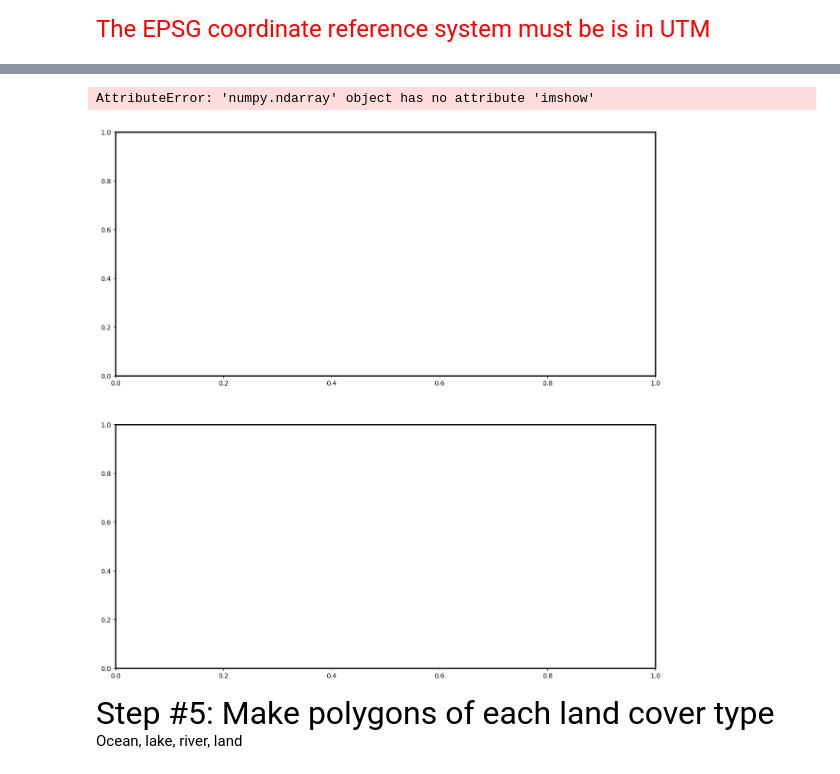
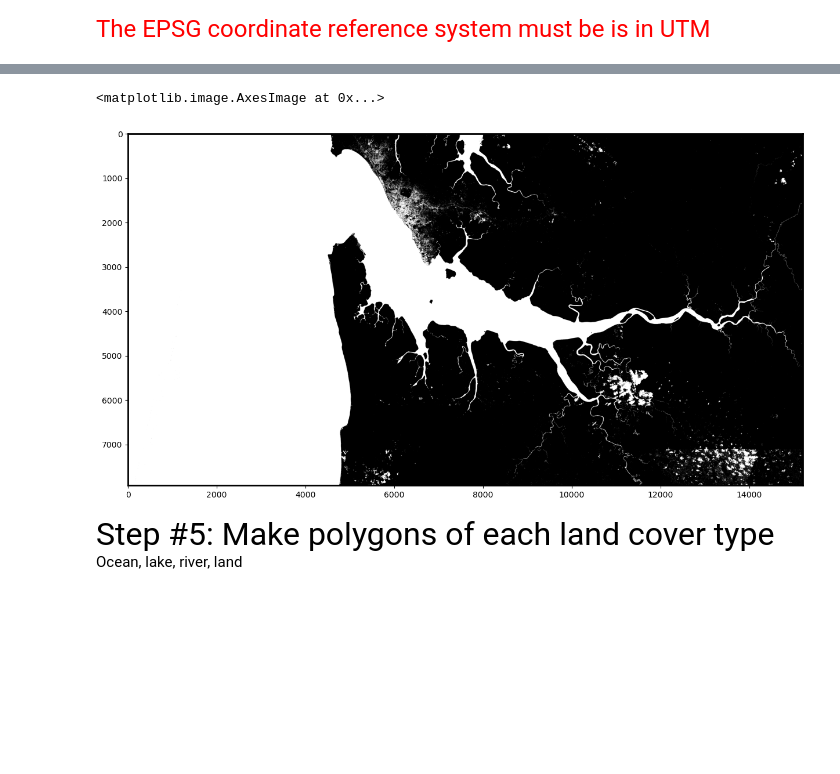
Before and after one commit to achri19/BAM, a Jupyter notebook: notebooks/2_Build_Model_Files.ipynb, the cells around one changed output, grey strips where cells are left out. Saved outputs shown, nothing was run; the diff lists cells and outputs as text; code cells hidden in the pictures; blank space fills up the shorter version.

```diff
--- a/notebooks/2_Build_Model_Files.ipynb
+++ b/notebooks/2_Build_Model_Files.ipynb
@@ -145,7 +128,7 @@ if demo:
         zip_ref.extractall(path_examples)
     AOI = 'komo'
 else:
-    AOI = 'magdalena'
+    AOI = 'komo'
 # %% [markdown]
 <font size=6, color ='black' > Step #2: Set the AOI and working directory  </font>
 # %% [markdown]
@@ -153,10 +138,8 @@ AOI should match the name of the folder where files will be saved
 # %%
-
-
 Path((path_examples / AOI)).mkdir(parents=True, exist_ok=True)
 
 skip = False
-res = 30 #meters
+res = 10 #meters
 print('\n')
 print('Study area is ' + AOI)
 print('Resolution of this setup is %sm' %(res))
@@ -415,19 +381,0 @@ Saved clusters to Google Drive at GEE_drive_masks/magdalena_ndvimax_ndwimax
-# %%
-
-ref_res = 10
-res = 10
-
-configfile = path_configs / 'Deltas_SetupParameters_MASTER_V2.csv' # #'Deltas_SetupParameters_MASTER_V2.csv'path_configs + 'need_opening.csv'#'
-parameter_file = pd.read_csv(configfile)
-AOIs = parameter_file['AOI']
-
-
-AOI = AOI.lower()
-parameters = parameter_file[parameter_file['AOI']==AOI.capitalize()].reset_index(drop=True)
-
-parameters.to_csv(folders[6] / ('config_%s.csv' %(AOI)))
-## Set up working directory and build sub folders if needed
-print('\n')
-print('Study area is ' + AOI)
-print('Resolution of this setup is %sm' %(res))
-working_path,folders = build_directory(path_examples, AOI)
@@ -659,11 +570,11 @@ magdalena_ndvimin_ndwimin_clustered_finalwatermask
 # %%
 watermask = rasterio.open(folders[8] / ('%s_watermask_%s.tif' %(AOI,res))).read(1)
 
-fig,ax1 = plt.subplots(nrows=2,figsize=(15,15))
+fig,ax1 = plt.subplots(nrows=1,figsize=(15,15))
 ax1.imshow(watermask,'gray')
 # %% [output]
-AttributeError: 'numpy.ndarray' object has no attribute 'imshow'
+<matplotlib.image.AxesImage at 0x...>
-[figure, old version]
+[figure, new version]
 # %% [markdown]
 <font size='6' > Step #5: Make polygons of each land cover type <br> </font>
 Ocean, lake, river, land
```
Also changed, not shown: parts of 37 cells of this notebook, 2 other files.
